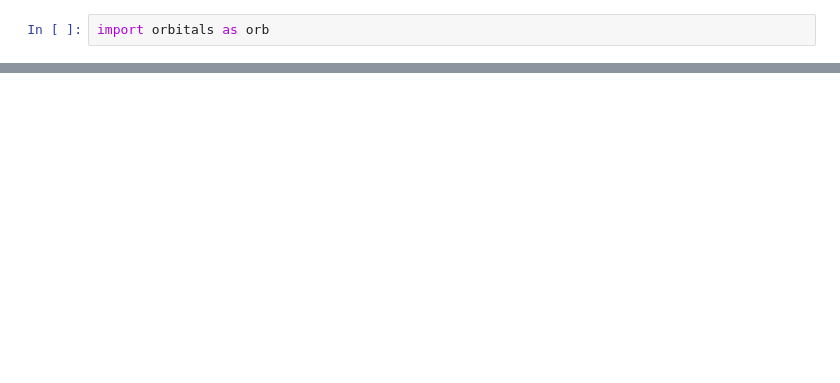
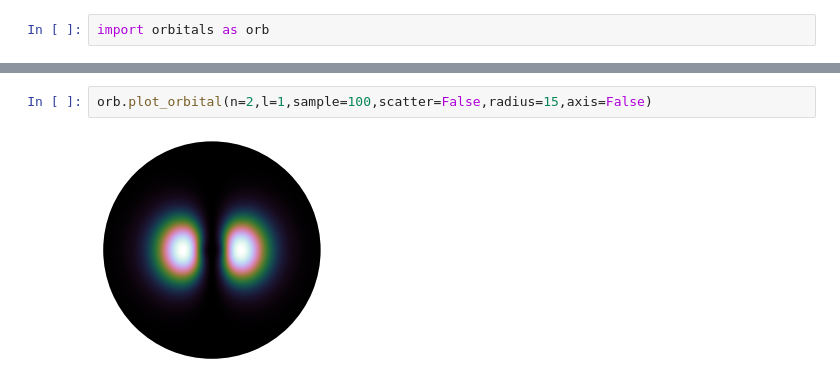
Before and after one commit to tsanden/orbitals, a Jupyter notebook: orbitals.ipynb, the cells around one changed output, grey strips where cells are left out. Saved outputs shown, nothing was run; the diff lists cells and outputs as text; blank space fills up the shorter version.

```diff
--- a/orbitals.ipynb
+++ b/orbitals.ipynb
@@ -6,0 +8,4 @@ orb.plot_orbital(n=2,l=1,sample=200,radius=15)
+# %%
+orb.plot_orbital(n=2,l=1,sample=100,scatter=False,radius=15,axis=False)
+# %% [output]
+[figure, added]
```
Also changed, not shown: parts of 1 cell of this notebook, 1 other file.
